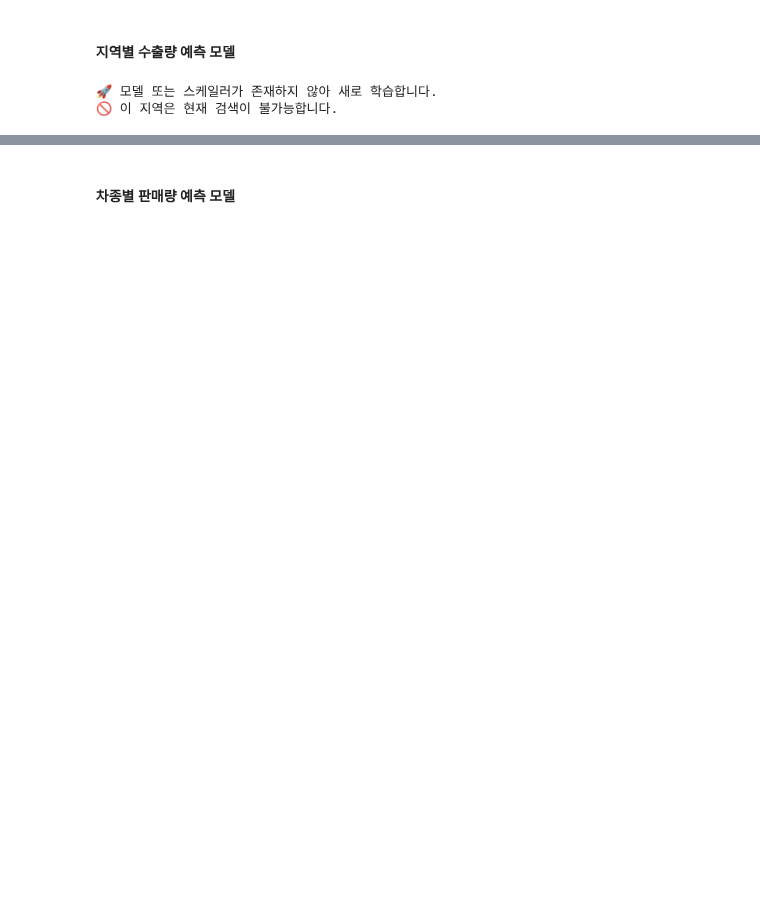
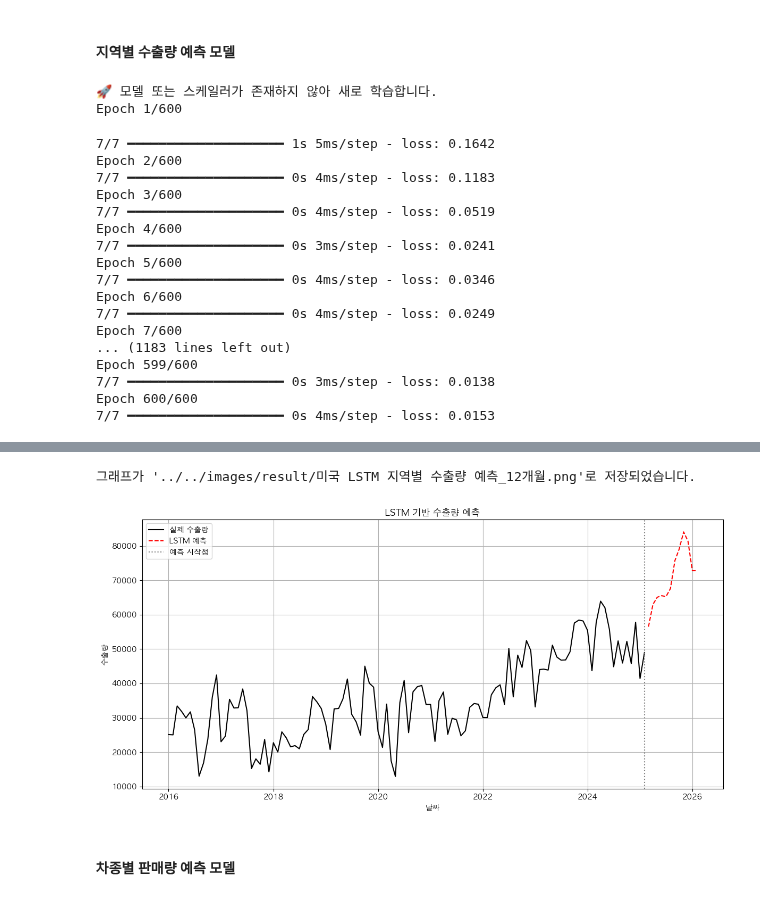
Before and after one commit to CodeWorks-hi/mini-project-2, a Jupyter notebook: jupyter_notebooks/모델_개발/retail_pred_model.ipynb, the cells around one changed output, grey strips where cells are left out. Drawn from its saved outputs; the diff is of its cells as text; code cells hidden in the pictures; blank space fills up the shorter version.

```diff
--- a/jupyter_notebooks/모델_개발/retail_pred_model.ipynb
+++ b/jupyter_notebooks/모델_개발/retail_pred_model.ipynb
@@ -159,7 +159,7 @@ def ensure_model(region_name):
         return False
 
 # 5. 실행 예시
-file_path = "../../data/processed/현대_지역별수출실적_전처리.csv"
+file_path = "../../data/processed/hyundai-by-region.csv"
 df = pd.read_csv(file_path)
 
 # 전처리: 지역명 + 대륙 통합
@@ -167,7 +167,7 @@ df = df.drop(columns=['대륙'])
 cols = ['지역명'] + [col for col in df.columns if col != '지역명']
 df = df[cols]
 
-region_name = "서유럽"
+region_name = "미국"
 forecast_months = 12
 
 region_data = df[df['지역명'] == region_name].iloc[:, 1:].T
@@ -199,4 +199,21 @@ else :
     plot_lstm_forecast(region_data, lstm_forecast, region_name, forecast_months)
 # %% [output]
 🚀 모델 또는 스케일러가 존재하지 않아 새로 학습합니다.
-🚫 이 지역은 현재 검색이 불가능합니다.
+Epoch 1/600
+7/7 ━━━━━━━━━━━━━━━━━━━━ 1s 5ms/step - loss: 0.1642
+Epoch 2/600
+7/7 ━━━━━━━━━━━━━━━━━━━━ 0s 4ms/step - loss: 0.1183
+Epoch 3/600
+7/7 ━━━━━━━━━━━━━━━━━━━━ 0s 4ms/step - loss: 0.0519
+Epoch 4/600
+7/7 ━━━━━━━━━━━━━━━━━━━━ 0s 3ms/step - loss: 0.0241
+Epoch 5/600
+7/7 ━━━━━━━━━━━━━━━━━━━━ 0s 4ms/step - loss: 0.0346
+Epoch 6/600
+7/7 ━━━━━━━━━━━━━━━━━━━━ 0s 4ms/step - loss: 0.0249
+Epoch 7/600
+... (1183 lines left out)
+Epoch 599/600
+7/7 ━━━━━━━━━━━━━━━━━━━━ 0s 3ms/step - loss: 0.0138
+Epoch 600/600
+7/7 ━━━━━━━━━━━━━━━━━━━━ 0s 4ms/step - loss: 0.0153
@@ -203,3 +221,5 @@ else :
+그래프가 '../../images/result/미국 LSTM 지역별 수출량 예측_12개월.png'로 저장되었습니다.
+[figure, added]
 # %% [markdown]
 #### 차종별 판매량 예측 모델
 # %%
```
Also changed, not shown: parts of 2 cells of this notebook, 7 other files.
